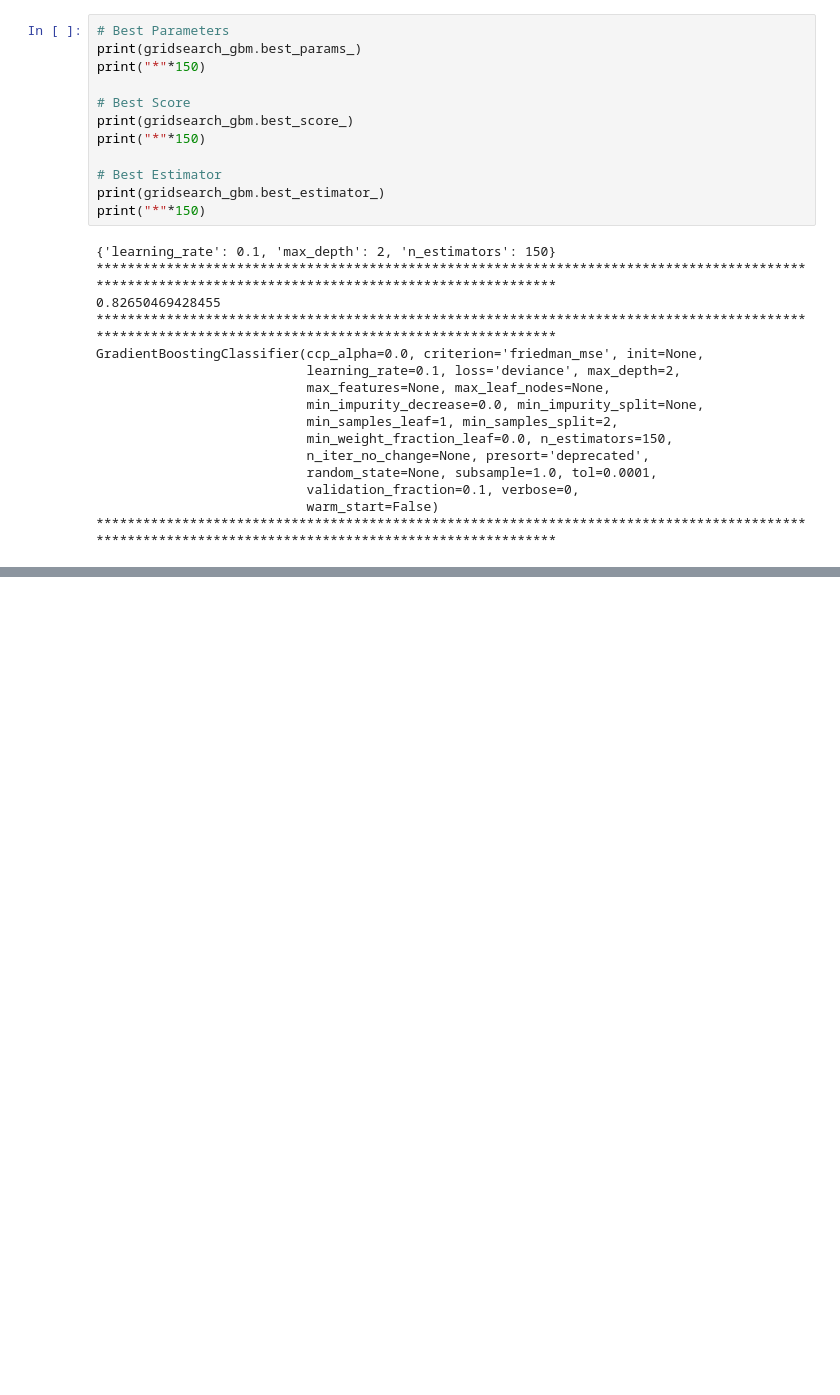
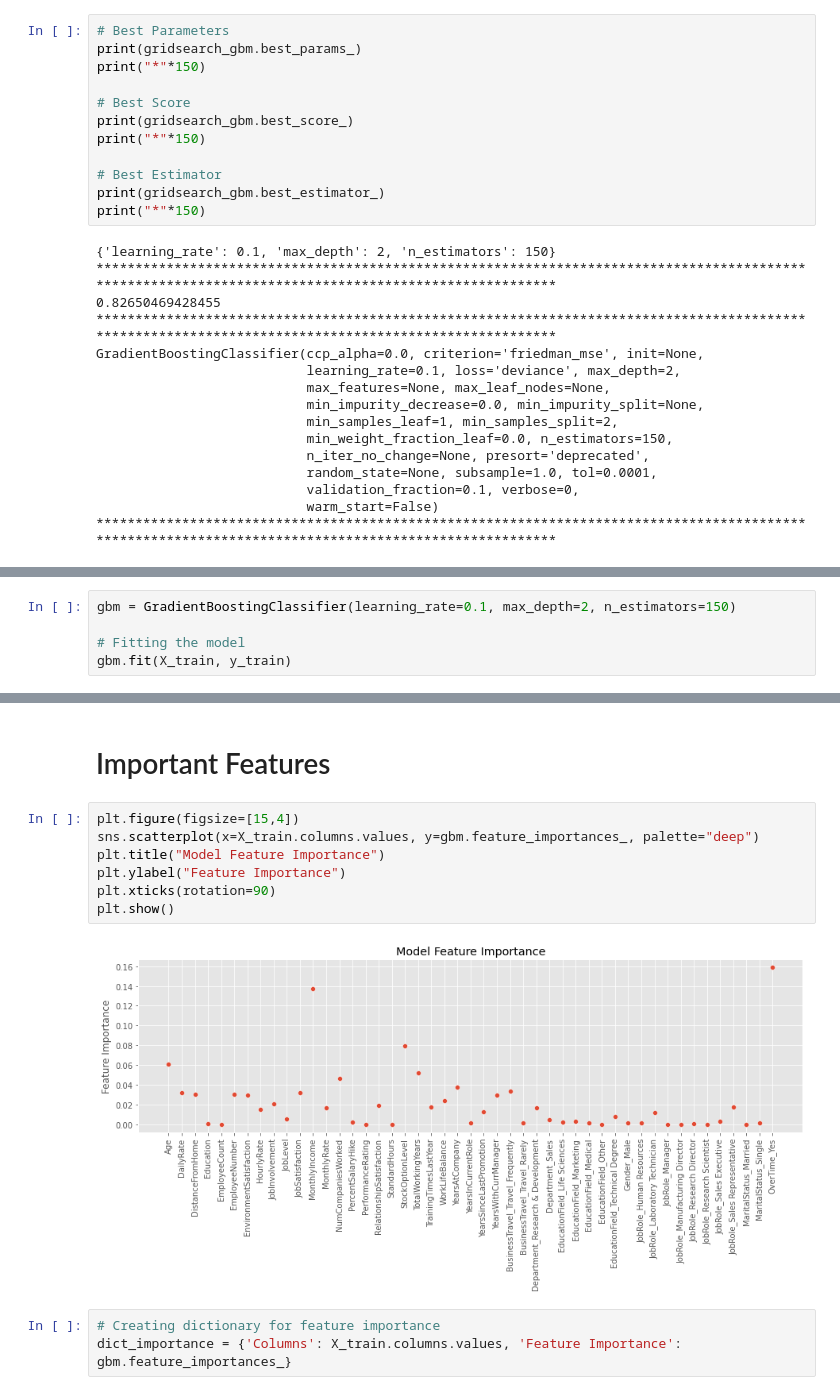
Before and after one commit to Venkat-dev-cloud/Employee-Attrition, a Jupyter notebook: Attrition_Prediction_using_Gradient_Boost_follow_along.ipynb, the cells around one changed output, grey strips where cells are left out. Drawn from its saved outputs; the diff is of its cells as text; blank space fills up the shorter version.

Commit message:
Final tuned model using the best hyper parameters and determining the best features

```diff
--- a/Attrition_Prediction_using_Gradient_Boost_follow_along.ipynb
+++ b/Attrition_Prediction_using_Gradient_Boost_follow_along.ipynb
@@ -491,0 +494,5 @@ GradientBoostingClassifier(ccp_alpha=0.0, criterion='friedman_mse', init=None,
+# %%
+gbm = GradientBoostingClassifier(learning_rate=0.1, max_depth=2, n_estimators=150)
+
+# Fitting the model
+gbm.fit(X_train, y_train)
@@ -491,0 +526,14 @@ GradientBoostingClassifier(ccp_alpha=0.0, criterion='friedman_mse', init=None,
+# %% [markdown]
+# Important Features
+# %%
+plt.figure(figsize=[15,4])
+sns.scatterplot(x=X_train.columns.values, y=gbm.feature_importances_, palette="deep")
+plt.title("Model Feature Importance")
+plt.ylabel("Feature Importance")
+plt.xticks(rotation=90)
+plt.show()
+# %% [output]
+[figure, added]
+# %%
+# Creating dictionary for feature importance
+dict_importance = {'Columns': X_train.columns.values, 'Feature Importance': gbm.feature_importances_}
```
Also changed, not shown: parts of 5 cells of this notebook.
